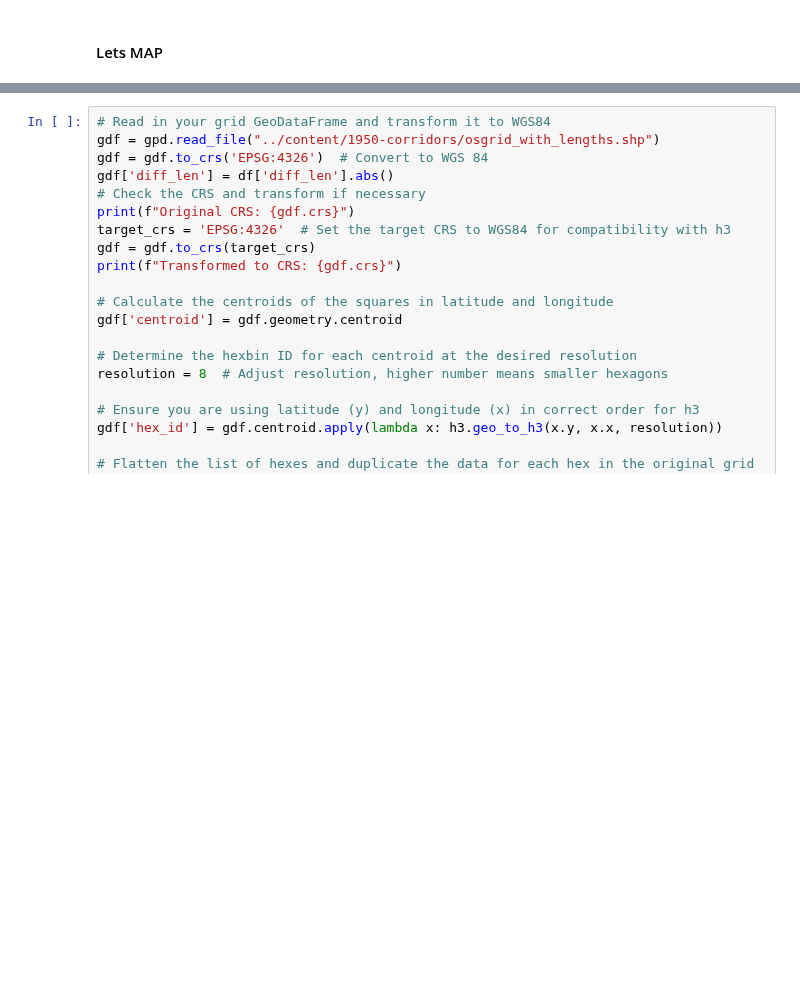
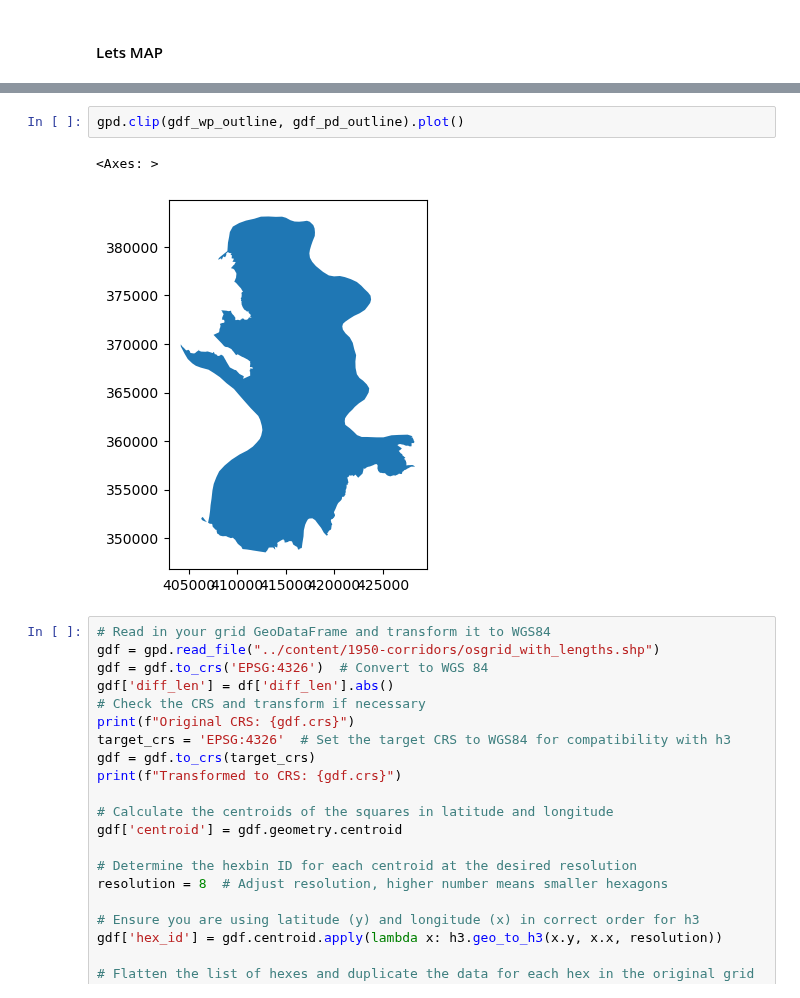
Before and after one commit to pdnpa/cnn-boundaries, a Jupyter notebook: notebooks/label-analysis.ipynb, the cells around one changed output, grey strips where cells are left out. Saved outputs shown, nothing was run; the diff lists cells and outputs as text; blank space fills up the shorter version.

```diff
--- a/notebooks/label-analysis.ipynb
+++ b/notebooks/label-analysis.ipynb
@@ -232,3 +264,8 @@ plt.show()
+# %%
+gpd.clip(gdf_wp_outline, gdf_pd_outline).plot()
+# %% [output]
+<Axes: >
+[figure, added]
 # %%
 # Read in your grid GeoDataFrame and transform it to WGS84
 gdf = gpd.read_file("../content/1950-corridors/osgrid_with_lengths.shp")
```
Also changed, not shown: parts of 7 cells of this notebook.
